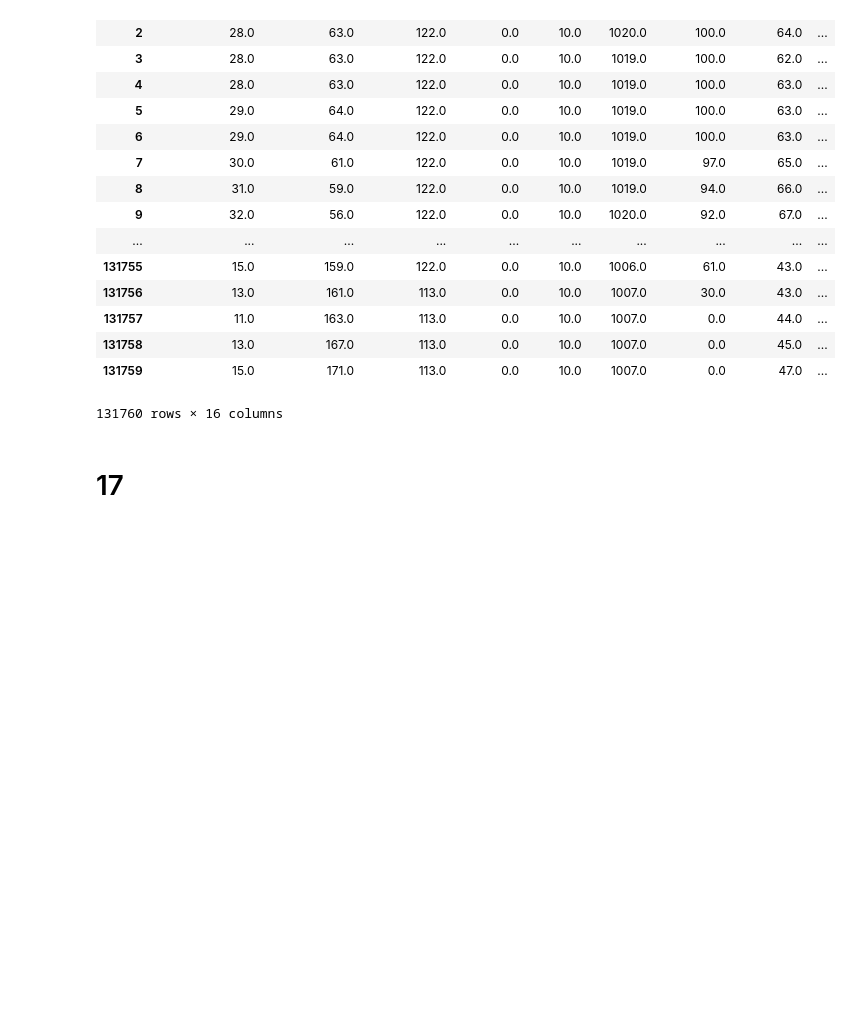
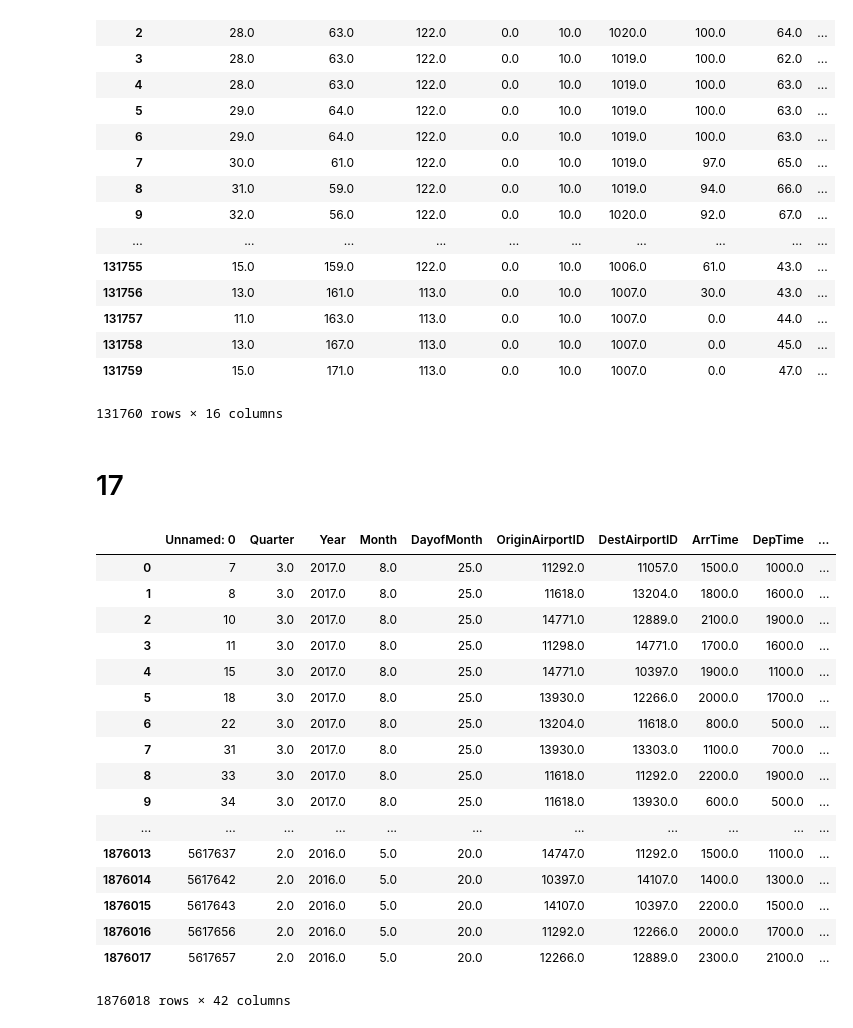
Before and after one commit to AMVamsi/Flight_Delay_Prediction, a Jupyter notebook: Project.ipynb, the cells around one changed output. Saved outputs shown, nothing was run; the diff lists cells and outputs as text; code cells hidden in the pictures; blank space fills up the shorter version.

```diff
--- a/Project.ipynb
+++ b/Project.ipynb
@@ -330,3 +330,33 @@ df2=pd.DataFrame(d2)
 df3=pd.merge(df1,df2,how="outer")
 df3.to_csv("fffffinal.csv",index=False)
 df3
+# %%
+import numpy
+import pandas as pd
+import matplotlib.pyplot as plt
+import sys
+import csv
+df=pd.DataFrame()
+de=pd.DataFrame()
+d1=pd.read_csv("/Users/msml/Vamsi/SF_Project/fffffinal.csv")
+df1=pd.DataFrame(d1)
+df1
+# %% [output]
+|  | Unnamed: 0 | Quarter | Year | Month | DayofMonth | OriginAirportID | DestAirportID | ArrTime | DepTime | ... |
+| 0 | 7 | 3.0 | 2017.0 | 8.0 | 25.0 | 11292.0 | 11057.0 | 1500.0 | 1000.0 | ... |
+| 1 | 8 | 3.0 | 2017.0 | 8.0 | 25.0 | 11618.0 | 13204.0 | 1800.0 | 1600.0 | ... |
+| 2 | 10 | 3.0 | 2017.0 | 8.0 | 25.0 | 14771.0 | 12889.0 | 2100.0 | 1900.0 | ... |
+| 3 | 11 | 3.0 | 2017.0 | 8.0 | 25.0 | 11298.0 | 14771.0 | 1700.0 | 1600.0 | ... |
+| 4 | 15 | 3.0 | 2017.0 | 8.0 | 25.0 | 14771.0 | 10397.0 | 1900.0 | 1100.0 | ... |
+| 5 | 18 | 3.0 | 2017.0 | 8.0 | 25.0 | 13930.0 | 12266.0 | 2000.0 | 1700.0 | ... |
+| 6 | 22 | 3.0 | 2017.0 | 8.0 | 25.0 | 13204.0 | 11618.0 | 800.0 | 500.0 | ... |
+| 7 | 31 | 3.0 | 2017.0 | 8.0 | 25.0 | 13930.0 | 13303.0 | 1100.0 | 700.0 | ... |
+| 8 | 33 | 3.0 | 2017.0 | 8.0 | 25.0 | 11618.0 | 11292.0 | 2200.0 | 1900.0 | ... |
+| 9 | 34 | 3.0 | 2017.0 | 8.0 | 25.0 | 11618.0 | 13930.0 | 600.0 | 500.0 | ... |
+| ... | ... | ... | ... | ... | ... | ... | ... | ... | ... | ... |
+| 1876013 | 5617637 | 2.0 | 2016.0 | 5.0 | 20.0 | 14747.0 | 11292.0 | 1500.0 | 1100.0 | ... |
+| 1876014 | 5617642 | 2.0 | 2016.0 | 5.0 | 20.0 | 10397.0 | 14107.0 | 1400.0 | 1300.0 | ... |
+| 1876015 | 5617643 | 2.0 | 2016.0 | 5.0 | 20.0 | 14107.0 | 10397.0 | 2200.0 | 1500.0 | ... |
+| 1876016 | 5617656 | 2.0 | 2016.0 | 5.0 | 20.0 | 11292.0 | 12266.0 | 2000.0 | 1700.0 | ... |
+| 1876017 | 5617657 | 2.0 | 2016.0 | 5.0 | 20.0 | 12266.0 | 12889.0 | 2300.0 | 2100.0 | ... |
+1876018 rows × 42 columns
```
Also changed, not shown: parts of 1 cell of this notebook.
